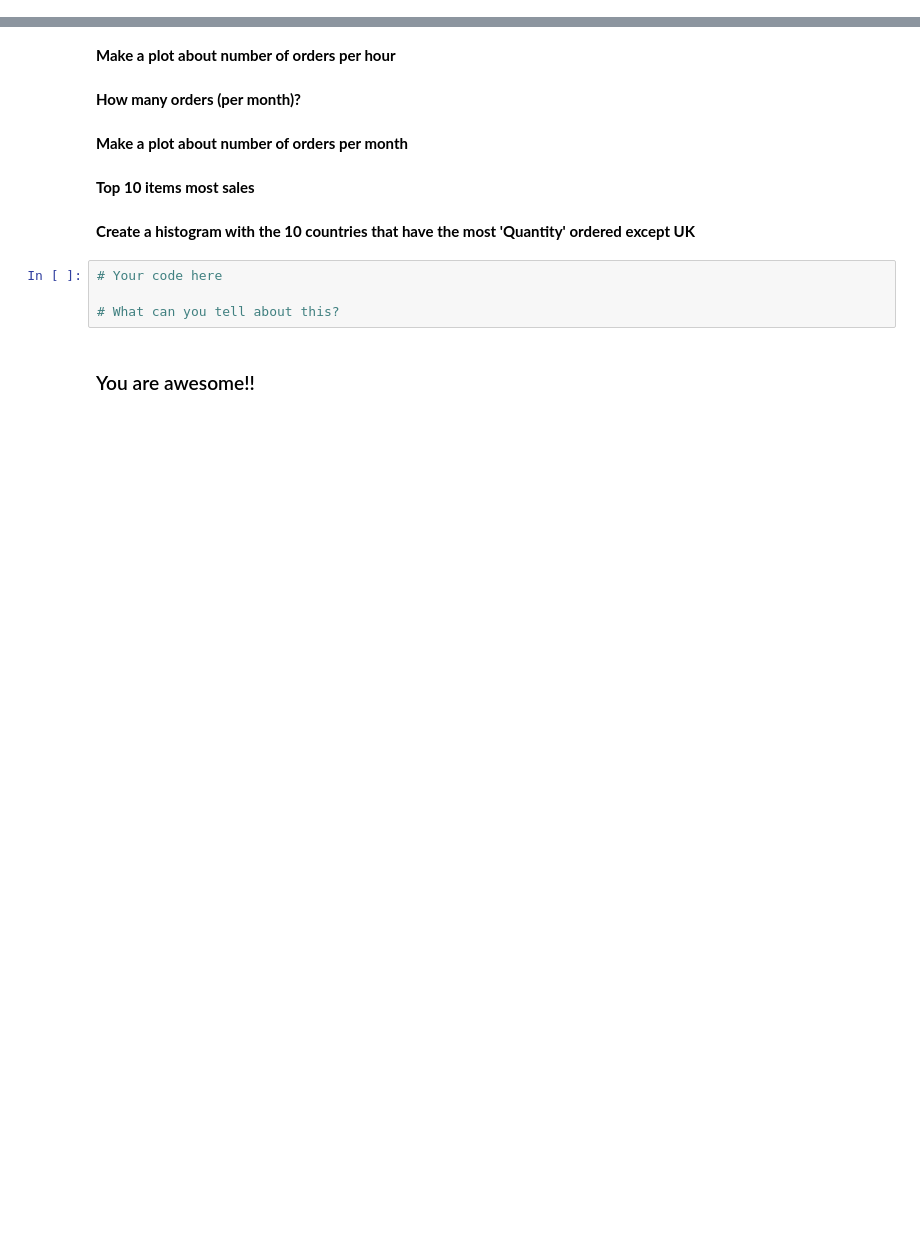
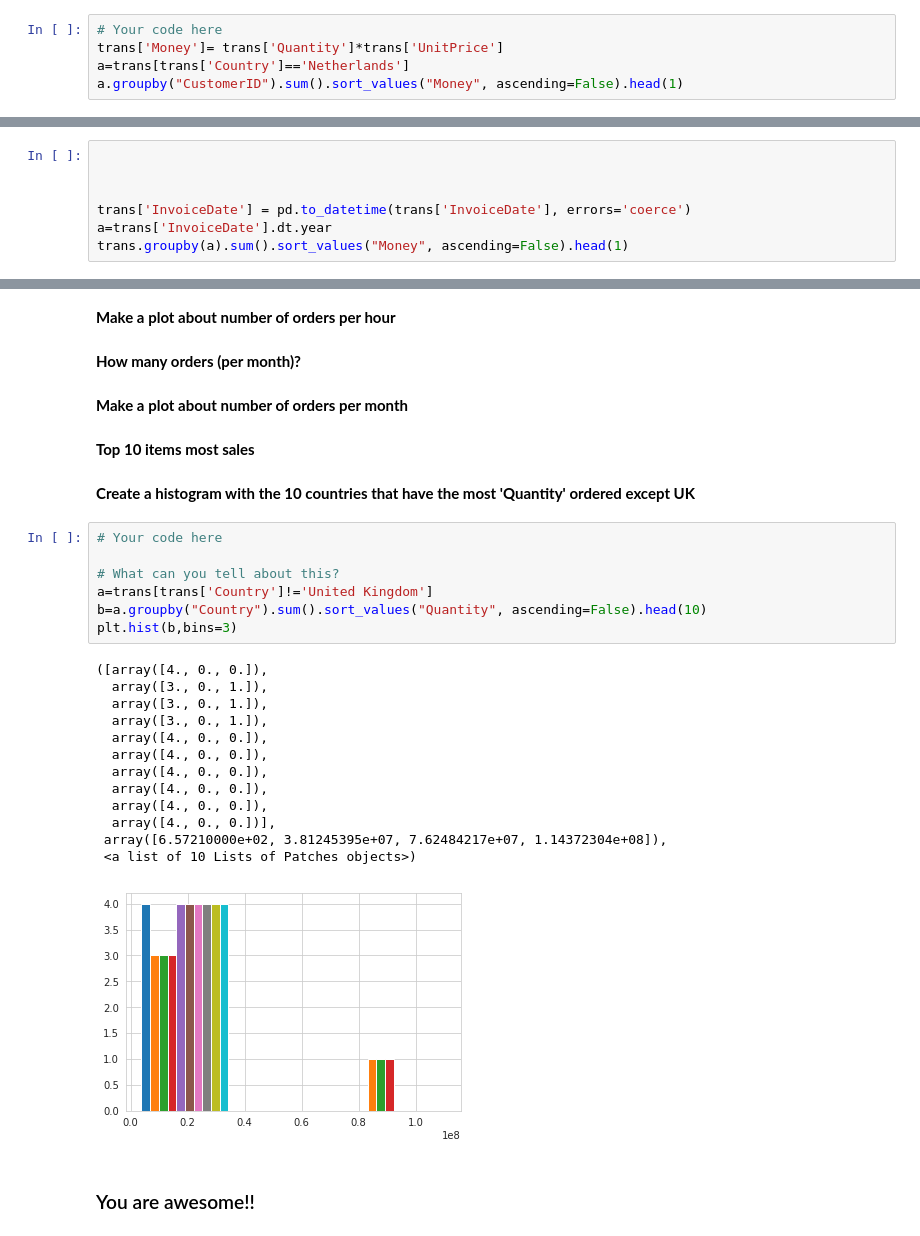
Before and after one commit to kvt0012/ex_DS_w3, a Jupyter notebook: Copy_of_Assignment_3_EDA.ipynb, the cells around one changed output, grey strips where cells are left out. Drawn from its saved outputs; the diff is of its cells as text; blank space fills up the shorter version.

```diff
--- a/Copy_of_Assignment_3_EDA.ipynb
+++ b/Copy_of_Assignment_3_EDA.ipynb
@@ -213,0 +216,5 @@ trans = trans [ ~(trans['UnitPrice'] <0)]
+# %%
+# Your code here
+trans['Money']= trans['Quantity']*trans['UnitPrice']
+a=trans[trans['Country']=='Netherlands']
+a.groupby("CustomerID").sum().sort_values("Money", ascending=False).head(1)
@@ -217,0 +229,7 @@ trans = trans [ ~(trans['UnitPrice'] <0)]
+# %%
+
+
+
+trans['InvoiceDate'] = pd.to_datetime(trans['InvoiceDate'], errors='coerce')
+a=trans['InvoiceDate'].dt.year
+trans.groupby(a).sum().sort_values("Money", ascending=False).head(1)
@@ -230,6 +259,23 @@ trans = trans [ ~(trans['UnitPrice'] <0)]
 # %%
 # Your code here
 
 # What can you tell about this?
+a=trans[trans['Country']!='United Kingdom']
+b=a.groupby("Country").sum().sort_values("Quantity", ascending=False).head(10)
+plt.hist(b,bins=3)
+# %% [output]
+([array([4., 0., 0.]),
+  array([3., 0., 1.]),
+  array([3., 0., 1.]),
+  array([3., 0., 1.]),
+  array([4., 0., 0.]),
+  array([4., 0., 0.]),
+  array([4., 0., 0.]),
+  array([4., 0., 0.]),
+  array([4., 0., 0.]),
+  array([4., 0., 0.])],
+ array([6.57210000e+02, 3.81245395e+07, 7.62484217e+07, 1.14372304e+08]),
+ <a list of 10 Lists of Patches objects>)
+[figure, added]
 # %% [markdown]
 ### You are awesome!!
```
Also changed, not shown: parts of 8 cells of this notebook.
